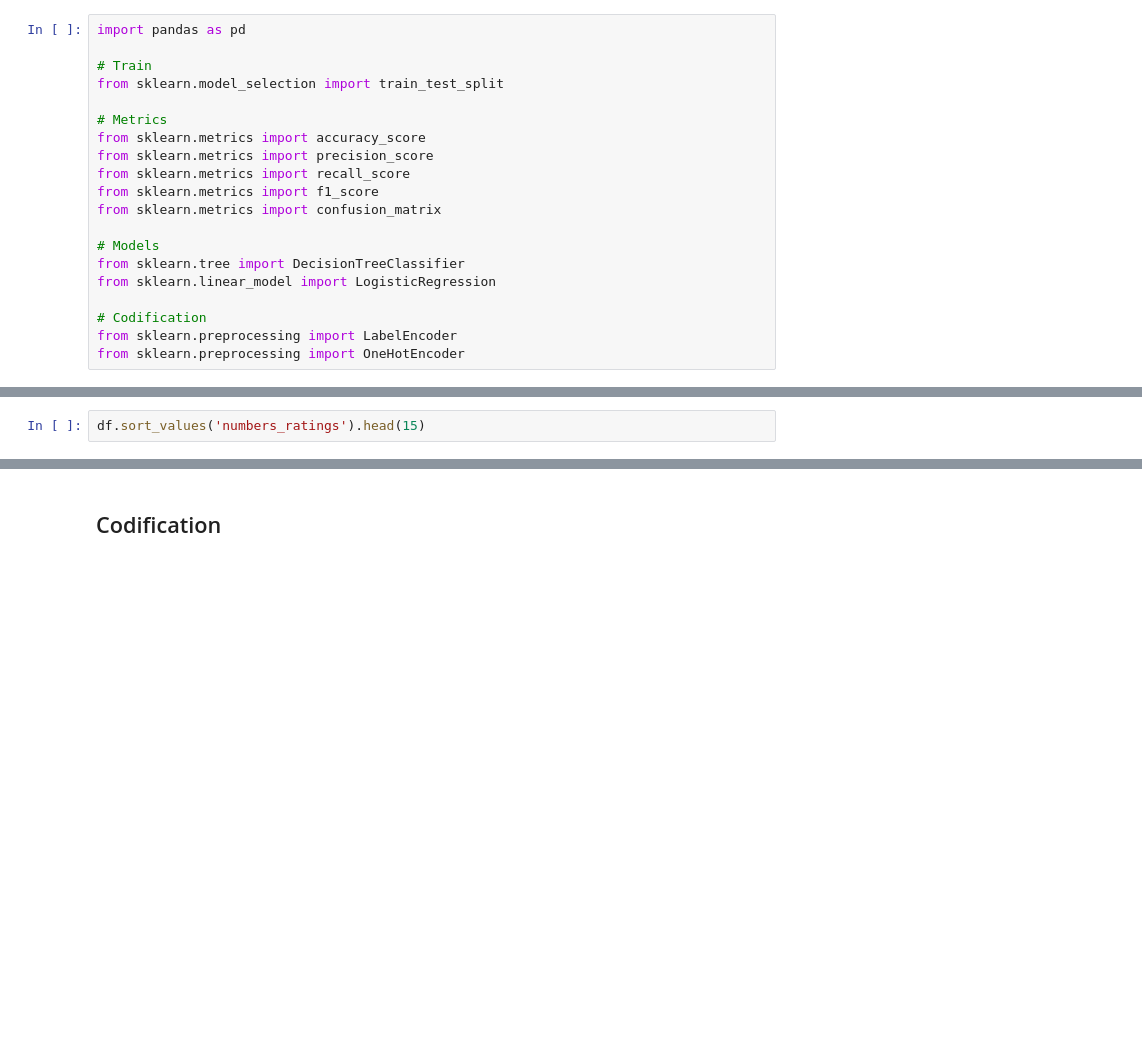
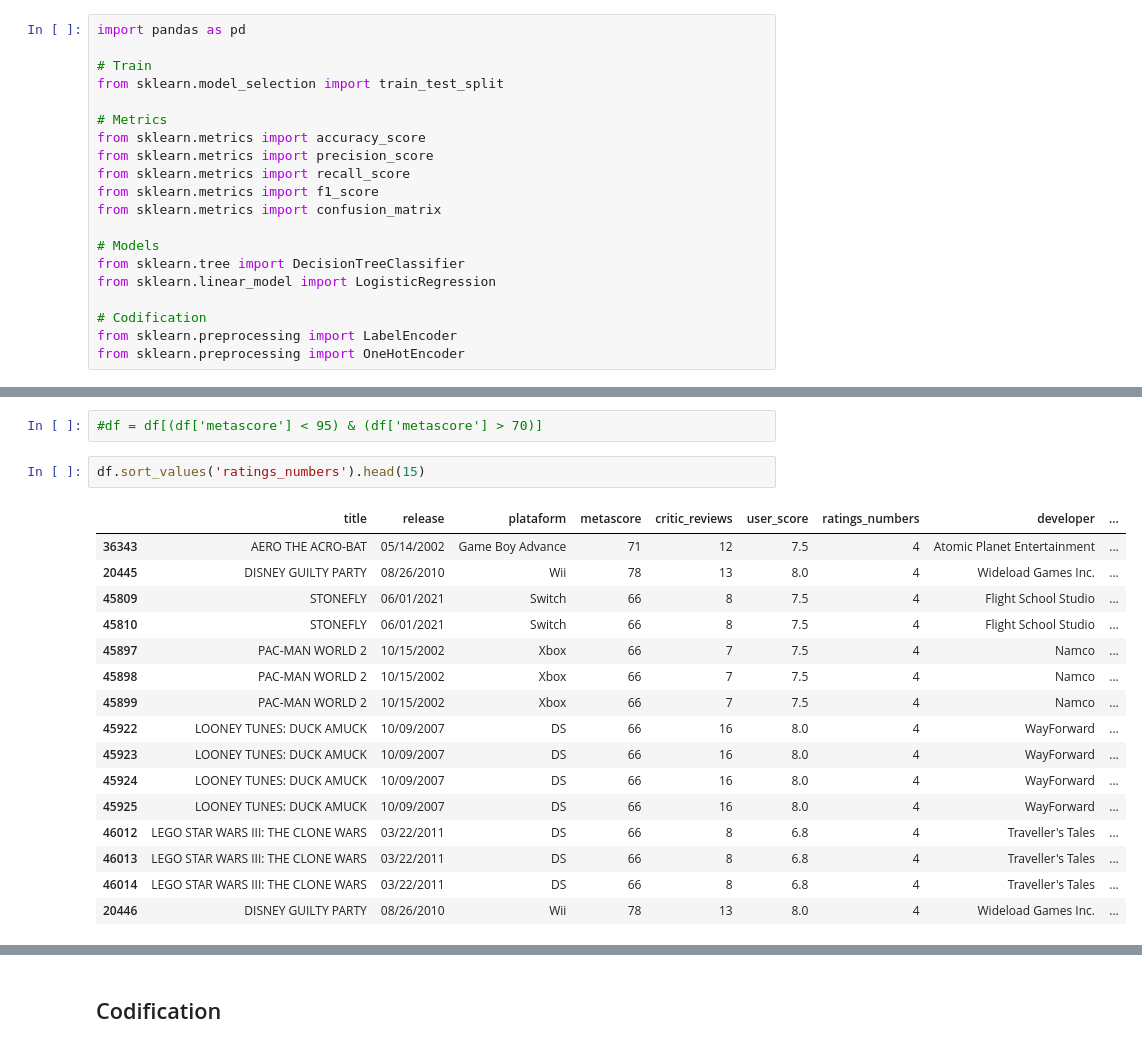
Before and after one commit to joaomoura05/Games-Classification, a Jupyter notebook: GamesClassificationModel.ipynb, the cells around one changed output, grey strips where cells are left out. Cells and saved outputs as stored; diff of their text form; blank space fills up the shorter version.

```diff
--- a/GamesClassificationModel.ipynb
+++ b/GamesClassificationModel.ipynb
@@ -25,3 +39,22 @@ df
+# %%
+#df = df[(df['metascore'] < 95) & (df['metascore'] > 70)]
 # %%
-df.sort_values('numbers_ratings').head(15)
+df.sort_values('ratings_numbers').head(15)
+# %% [output]
+|  | title | release | plataform | metascore | critic_reviews | user_score | ratings_numbers | developer | ... |
+| 36343 | AERO THE ACRO-BAT | 05/14/2002 | Game Boy Advance | 71 | 12 | 7.5 | 4 | Atomic Planet Entertainment | ... |
+| 20445 | DISNEY GUILTY PARTY | 08/26/2010 | Wii | 78 | 13 | 8.0 | 4 | Wideload Games Inc. | ... |
+| 45809 | STONEFLY | 06/01/2021 | Switch | 66 | 8 | 7.5 | 4 | Flight School Studio | ... |
+| 45810 | STONEFLY | 06/01/2021 | Switch | 66 | 8 | 7.5 | 4 | Flight School Studio | ... |
+| 45897 | PAC-MAN WORLD 2 | 10/15/2002 | Xbox | 66 | 7 | 7.5 | 4 | Namco | ... |
+| 45898 | PAC-MAN WORLD 2 | 10/15/2002 | Xbox | 66 | 7 | 7.5 | 4 | Namco | ... |
+| 45899 | PAC-MAN WORLD 2 | 10/15/2002 | Xbox | 66 | 7 | 7.5 | 4 | Namco | ... |
+| 45922 | LOONEY TUNES: DUCK AMUCK | 10/09/2007 | DS | 66 | 16 | 8.0 | 4 | WayForward | ... |
+| 45923 | LOONEY TUNES: DUCK AMUCK | 10/09/2007 | DS | 66 | 16 | 8.0 | 4 | WayForward | ... |
+| 45924 | LOONEY TUNES: DUCK AMUCK | 10/09/2007 | DS | 66 | 16 | 8.0 | 4 | WayForward | ... |
+| 45925 | LOONEY TUNES: DUCK AMUCK | 10/09/2007 | DS | 66 | 16 | 8.0 | 4 | WayForward | ... |
+| 46012 | LEGO STAR WARS III: THE CLONE WARS | 03/22/2011 | DS | 66 | 8 | 6.8 | 4 | Traveller's Tales | ... |
+| 46013 | LEGO STAR WARS III: THE CLONE WARS | 03/22/2011 | DS | 66 | 8 | 6.8 | 4 | Traveller's Tales | ... |
+| 46014 | LEGO STAR WARS III: THE CLONE WARS | 03/22/2011 | DS | 66 | 8 | 6.8 | 4 | Traveller's Tales | ... |
+| 20446 | DISNEY GUILTY PARTY | 08/26/2010 | Wii | 78 | 13 | 8.0 | 4 | Wideload Games Inc. | ... |
 # %%
```
Also changed, not shown: parts of 16 cells of this notebook, 1 other file.
